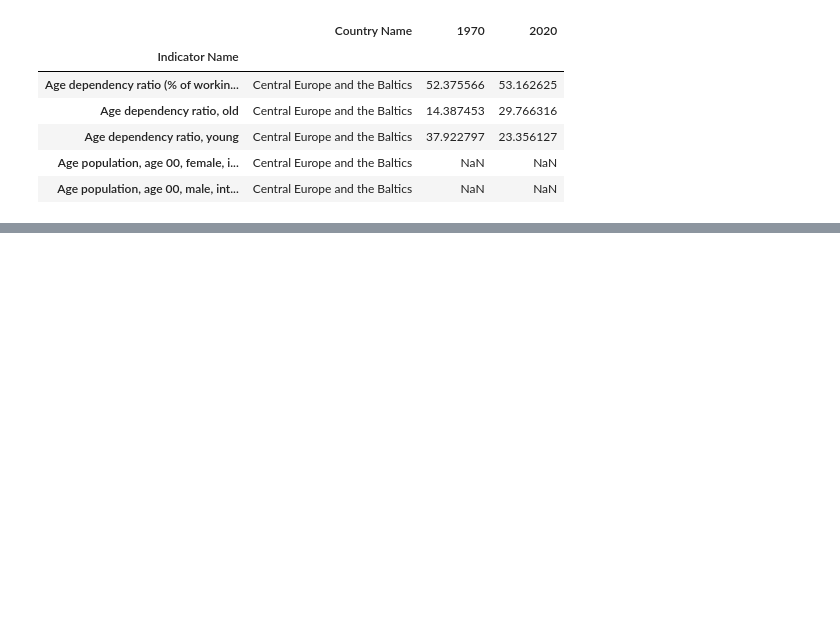
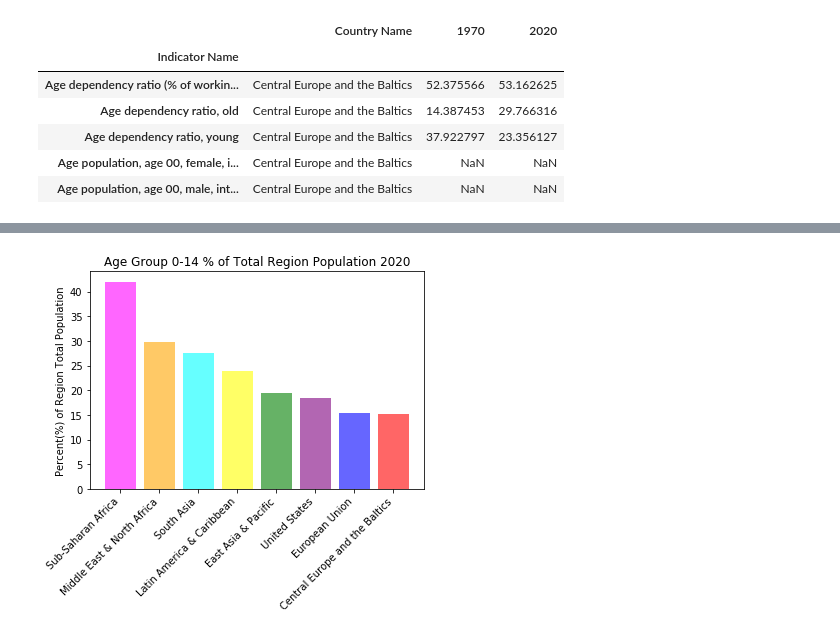
Before and after one commit to theriotn95/populations_project, a Jupyter notebook: nick_work.ipynb, the cells around one changed output, grey strips where cells are left out. Saved outputs shown, nothing was run; the diff lists cells and outputs as text; code cells hidden in the pictures; blank space fills up the shorter version.

```diff
--- a/nick_work.ipynb
+++ b/nick_work.ipynb
@@ -335,0 +356,11 @@ plt.show()
+# %%
+#Start creating graph #4
+
+clean4_df = set_df.loc[["Population ages 0-14 (% of total population)"]]
+
+adjust4_i = clean4_df.reset_index(level='Indicator Name')
+
+bar4_graph = adjust4_i.drop(adjust4_i.columns[[0,2]], axis=1)
+
+sort4_df = bar4_graph.sort_values("2020", ascending=False)
+sort4_df
@@ -335,0 +377,13 @@ plt.show()
+# %%
+x_axis = np.arange(len(sort4_df))
+tic_locs = [value for value in x_axis]
+
+plt.bar(x_axis, sort4_df["2020"], color=['magenta', 'orange', 'cyan', 'yellow', 'green', 'purple', 'blue', 'red']
+        , alpha=0.6, align="center")
+plt.xticks(tic_locs, sort4_df["Country Name"], rotation=45, ha='right')
+plt.ylabel('Percent(%) of Region Total Population')
+plt.title('Age Group 0-14 % of Total Region Population 2020')
+
+plt.show()
+# %% [output]
+[figure, added]
```
Also changed, not shown: parts of 16 cells of this notebook, 1 other file.
